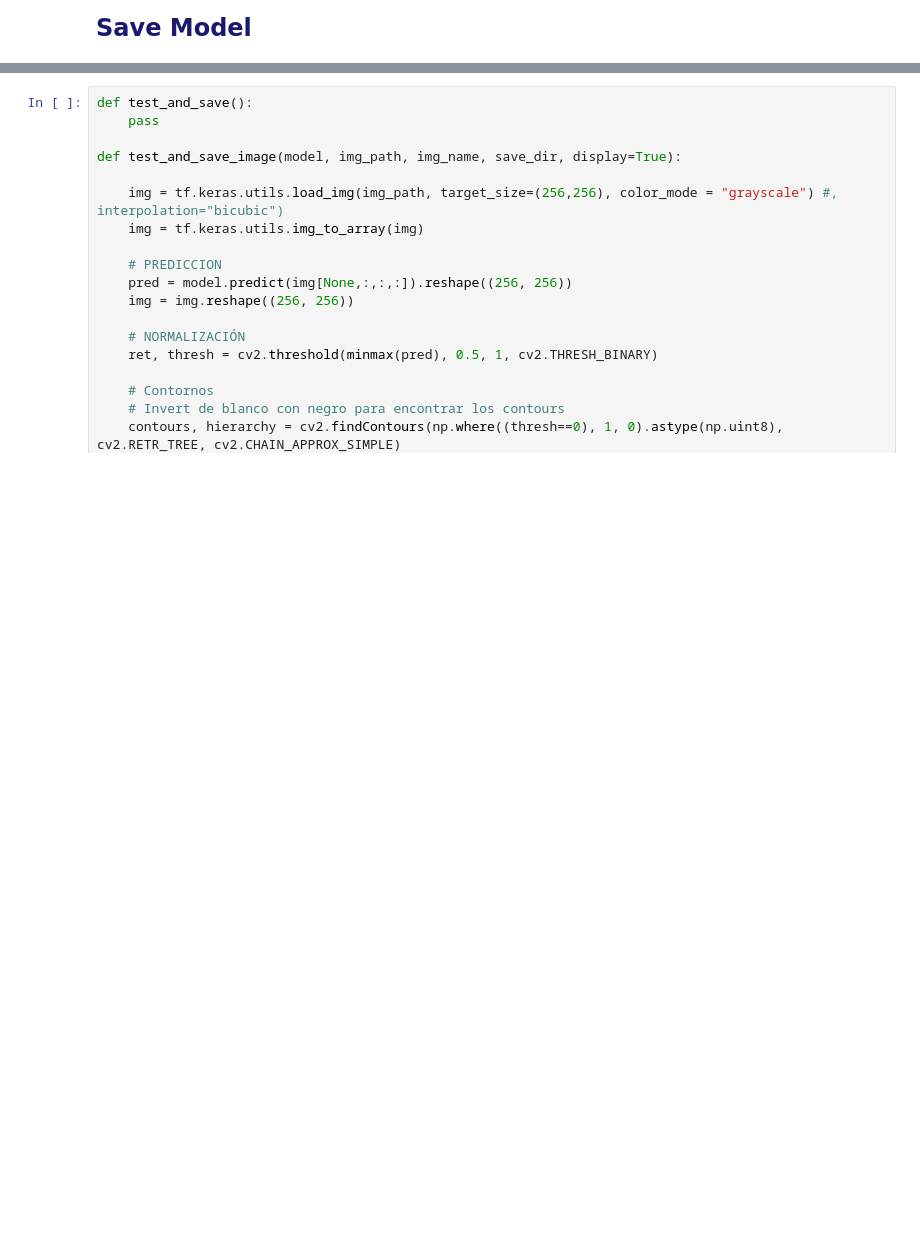
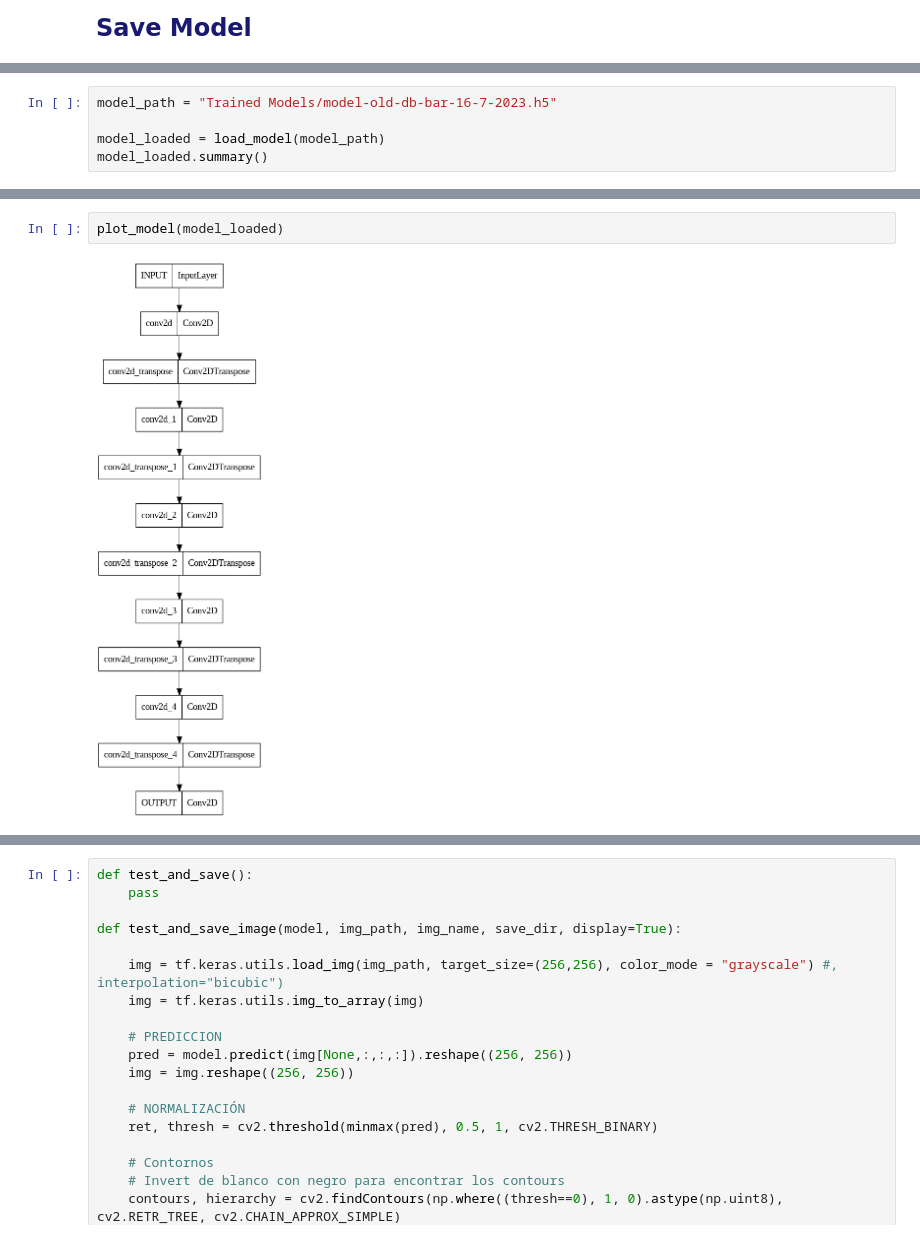
Before and after one commit to nucontreras/artificial-intelligence-scripts, a Jupyter notebook: FSCN/Barras/bar_chart_old.ipynb, the cells around one changed output, grey strips where cells are left out. Saved outputs shown, nothing was run; the diff lists cells and outputs as text; blank space fills up the shorter version.

Commit message:
model created - saved - loaded - testing

```diff
--- a/FSCN/Barras/bar_chart_old.ipynb
+++ b/FSCN/Barras/bar_chart_old.ipynb
@@ -413,0 +295,5 @@ def show_data(model_path, img_path):
+# %%
+model_path = "Trained Models/model-old-db-bar-16-7-2023.h5"
+
+model_loaded = load_model(model_path)
+model_loaded.summary()
@@ -414 +318,5 @@ def show_data(model_path, img_path):
+# %%
+plot_model(model_loaded)
+# %% [output]
+[figure, added]
 # %%
```
Also changed, not shown: parts of 48 cells of this notebook.
